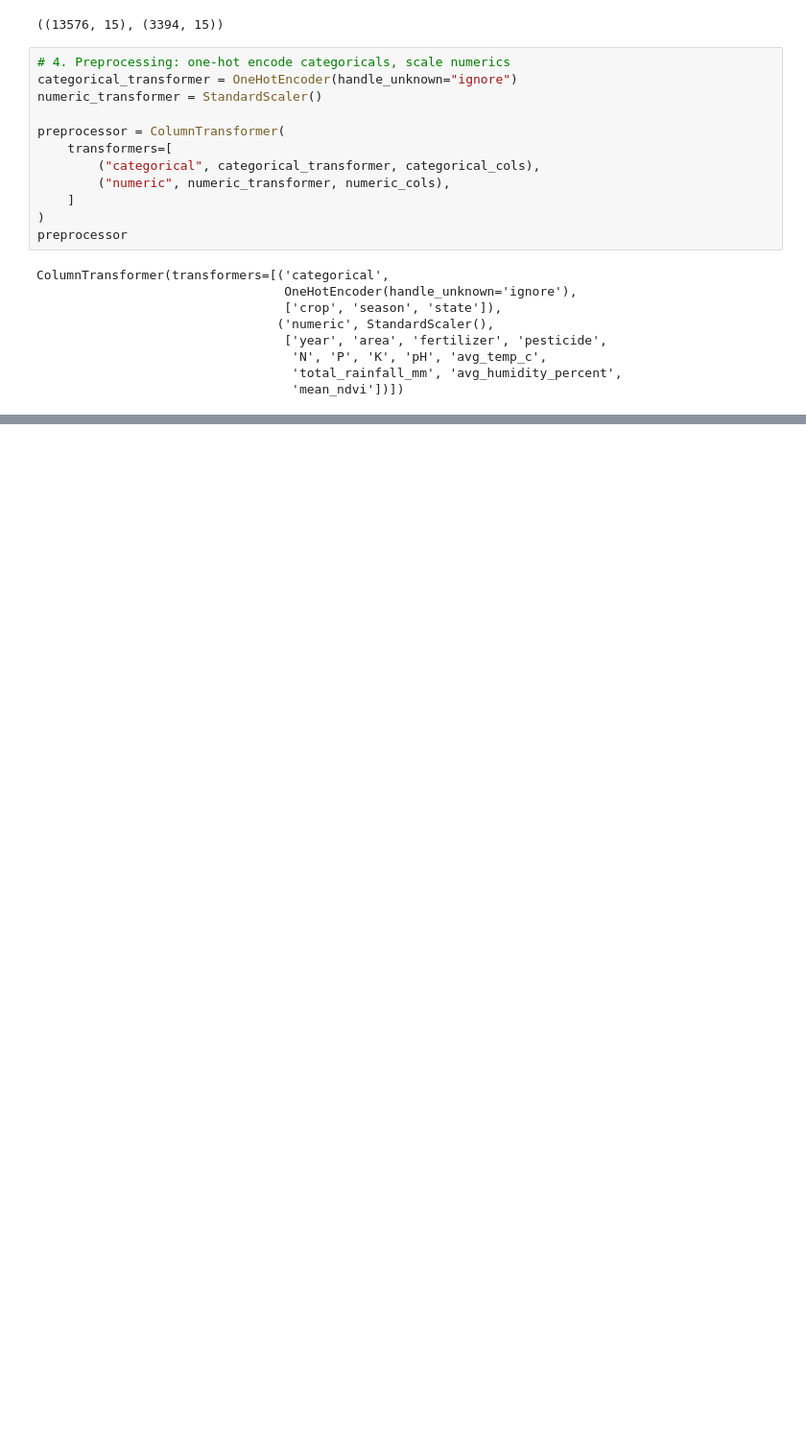
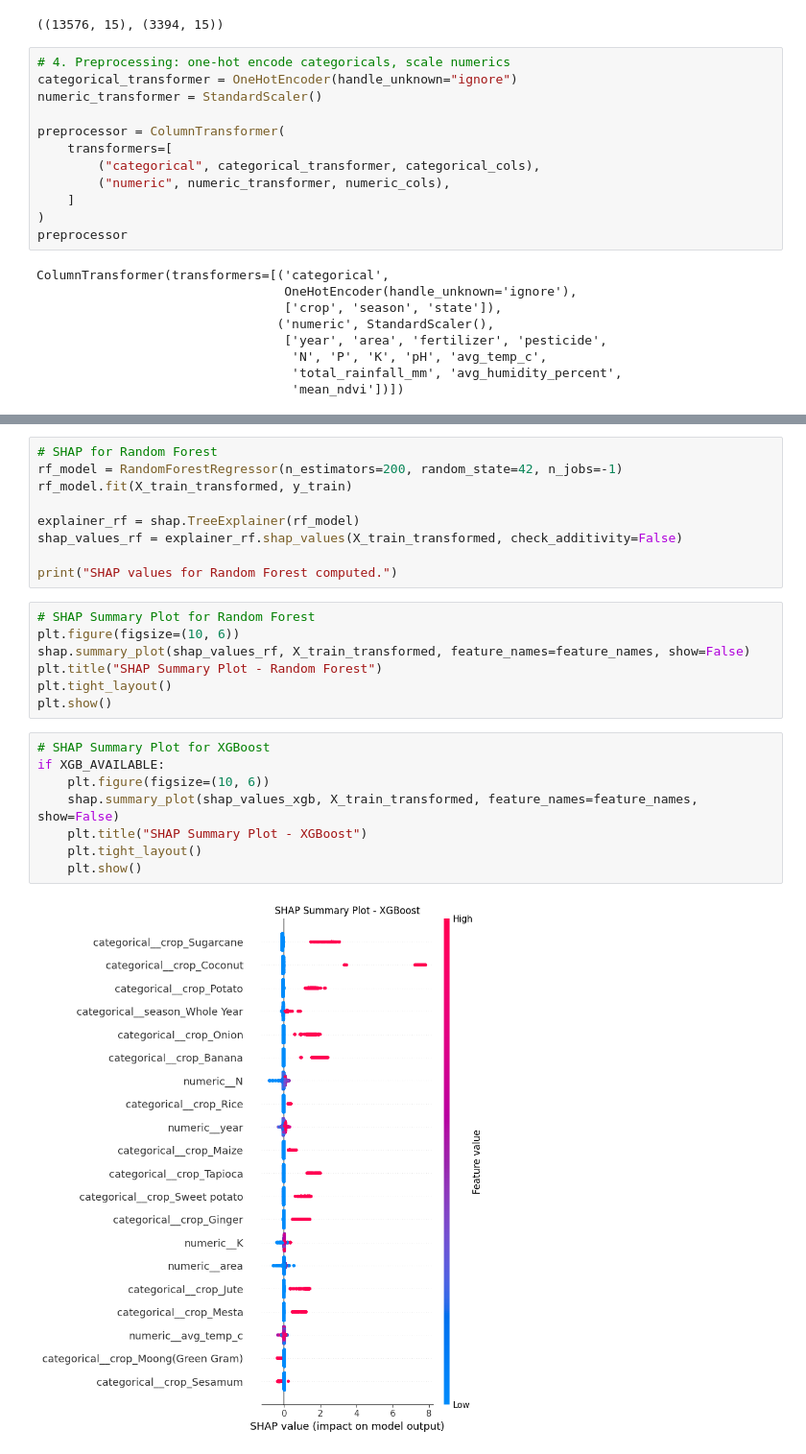
Before and after one commit to Rishabh0-0/major, a Jupyter notebook: notebooks/04_modeling_crop_yield_prediction.ipynb, the cells around one changed output, grey strips where cells are left out. Shown at 96% size. Saved outputs shown, nothing was run; the diff lists cells and outputs as text; blank space fills up the shorter version.

```diff
--- a/notebooks/04_modeling_crop_yield_prediction.ipynb
+++ b/notebooks/04_modeling_crop_yield_prediction.ipynb
@@ -392,0 +488,26 @@ results_full
+# %%
+# SHAP for Random Forest
+rf_model = RandomForestRegressor(n_estimators=200, random_state=42, n_jobs=-1)
+rf_model.fit(X_train_transformed, y_train)
+
+explainer_rf = shap.TreeExplainer(rf_model)
+shap_values_rf = explainer_rf.shap_values(X_train_transformed, check_additivity=False)
+
+print("SHAP values for Random Forest computed.")
+# %%
+# SHAP Summary Plot for Random Forest
+plt.figure(figsize=(10, 6))
+shap.summary_plot(shap_values_rf, X_train_transformed, feature_names=feature_names, show=False)
+plt.title("SHAP Summary Plot - Random Forest")
+plt.tight_layout()
+plt.show()
+# %%
+# SHAP Summary Plot for XGBoost
+if XGB_AVAILABLE:
+    plt.figure(figsize=(10, 6))
+    shap.summary_plot(shap_values_xgb, X_train_transformed, feature_names=feature_names, show=False)
+    plt.title("SHAP Summary Plot - XGBoost")
+    plt.tight_layout()
+    plt.show()
+# %% [output]
+[figure, added]
```
Also changed, not shown: parts of 21 cells of this notebook.
